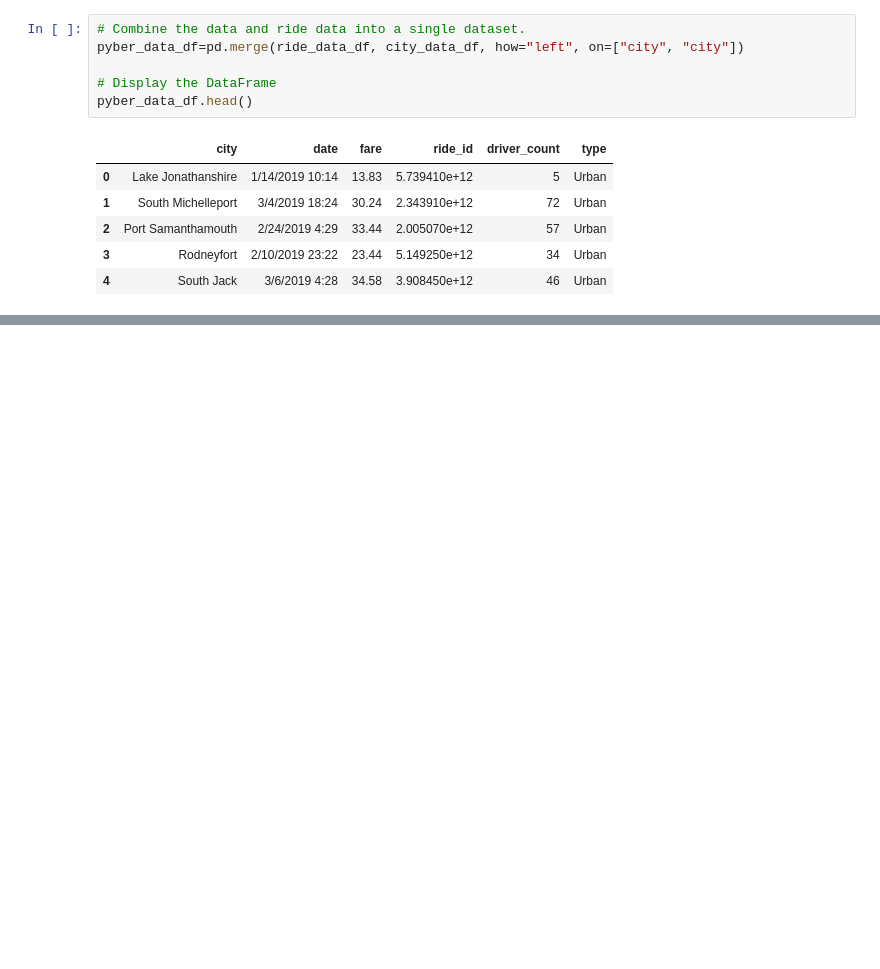
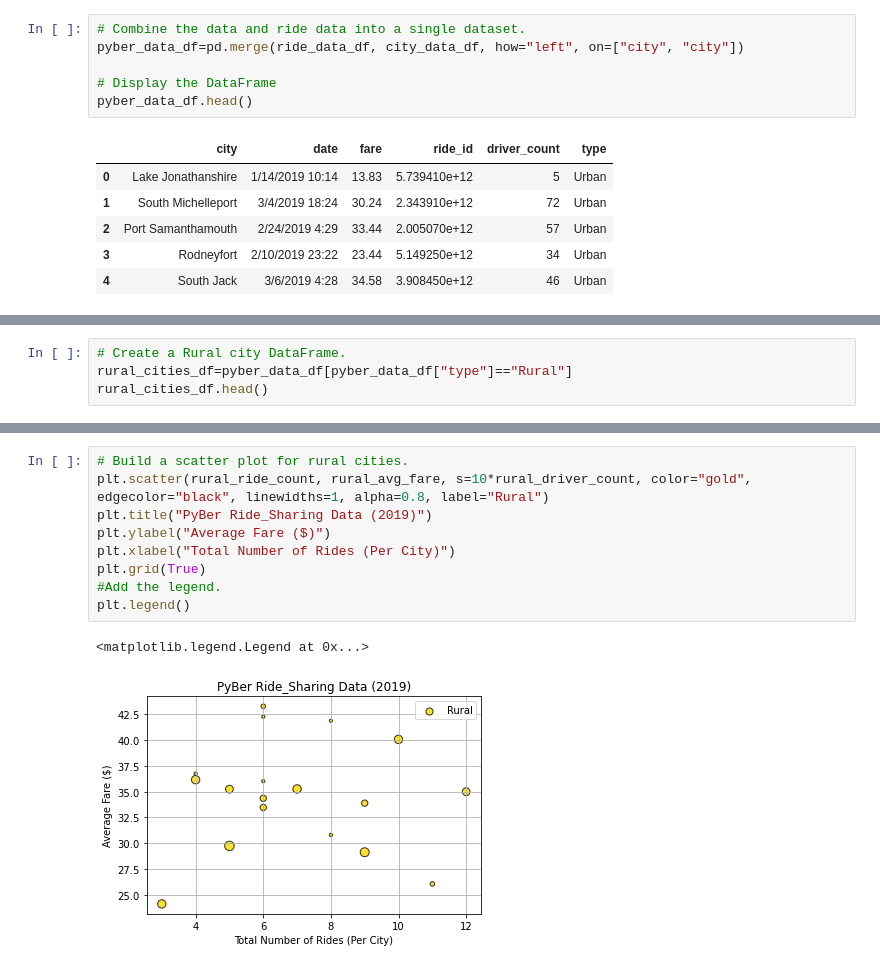
Before and after one commit to tessiertodd/PyBer_Analysis, a Jupyter notebook: PyBer.ipynb, the cells around one changed output, grey strips where cells are left out. Cells and saved outputs as stored; diff of their text form; blank space fills up the shorter version.

```diff
--- a/PyBer.ipynb
+++ b/PyBer.ipynb
@@ -123,0 +146,4 @@ pyber_data_df.head()
+# %%
+# Create a Rural city DataFrame.
+rural_cities_df=pyber_data_df[pyber_data_df["type"]=="Rural"]
+rural_cities_df.head()
@@ -123,0 +256,12 @@ pyber_data_df.head()
+# %%
+# Build a scatter plot for rural cities.
+plt.scatter(rural_ride_count, rural_avg_fare, s=10*rural_driver_count, color="gold", edgecolor="black", linewidths=1, alpha=0.8, label="Rural")
+plt.title("PyBer Ride_Sharing Data (2019)")
+plt.ylabel("Average Fare ($)")
+plt.xlabel("Total Number of Rides (Per City)")
+plt.grid(True)
+#Add the legend.
+plt.legend()
+# %% [output]
+<matplotlib.legend.Legend at 0x...>
+[figure, added]
```
Also changed, not shown: parts of 12 cells of this notebook, 1 other file.
